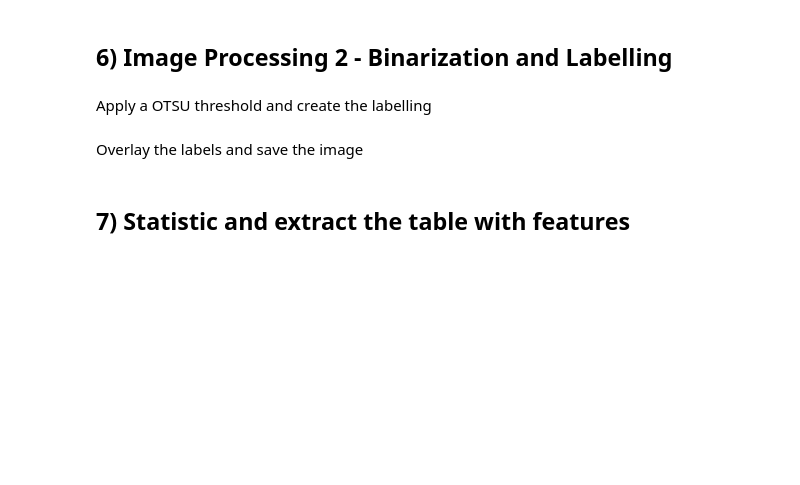
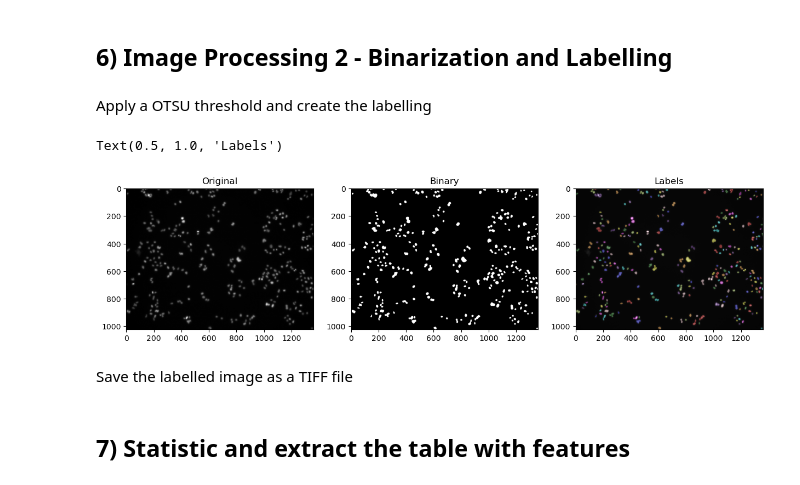
Before and after one commit to BiAPoL/ezomero_and_napari_omero_basics, a Jupyter notebook: notebooks/ezomero_exercise.ipynb, the cells around one changed output. Drawn from its saved outputs; the diff is of its cells as text; code cells hidden in the pictures; blank space fills up the shorter version.

```diff
--- a/notebooks/ezomero_exercise.ipynb
+++ b/notebooks/ezomero_exercise.ipynb
@@ -125,21 +131,27 @@ microshow(nuclei_gaussian, ax=axs[1], label_text='Nuclei - Processed', label_col
 # %% [markdown]
 Apply a OTSU threshold and create the labelling
 # %%
-# create a square with width and height = 3
-square = morphology.square(5)
-square
+# create a disk with radius = 3
+disk = morphology.disk(3)
 
 threshold = filters.threshold_otsu(nuclei_gaussian)
 binary_image = nuclei_gaussian >= threshold
-opened = morphology.binary_opening(binary_image, square)
-labeled_blobs = measure.label(opened)
-cleaned = morphology.remove_small_objects(labeled_blobs, min_size=50)
 
-fig, axs = plt.subplots(1,3, figsize=(10,10))
+opened = morphology.binary_opening(binary_image, disk)
+labeled_nuclei = measure.label(opened)
+cleaned = morphology.remove_small_objects(labeled_nuclei, min_size=50)
+image_label_overlay = label2rgb(cleaned, image=nuclei, bg_label=0)
 
-microshow(nuclei_gaussian, ax=axs[0], label_text='Original', label_color='white')
-microshow(opened, ax=axs[1], label_text='Binary', label_color='white')
-microshow(cleaned, ax=axs[2], label_text='Labels', label_color='white')
+fig, axs = plt.subplots(1,3, figsize=(15,10))
+axs[0].imshow(nuclei_gaussian, cmap='gray')
+axs[0].set_title('Original')
+axs[1].imshow(binary_image, cmap='gray')
+axs[1].set_title('Binary')
+axs[2].imshow(image_label_overlay)
+axs[2].set_title('Labels')
+# %% [output]
+Text(0.5, 1.0, 'Labels')
+[figure, added]
 # %% [markdown]
-Overlay the labels and save the image
+Save the labelled image as a TIFF file
 # %%
```
Also changed, not shown: parts of 35 cells of this notebook.
